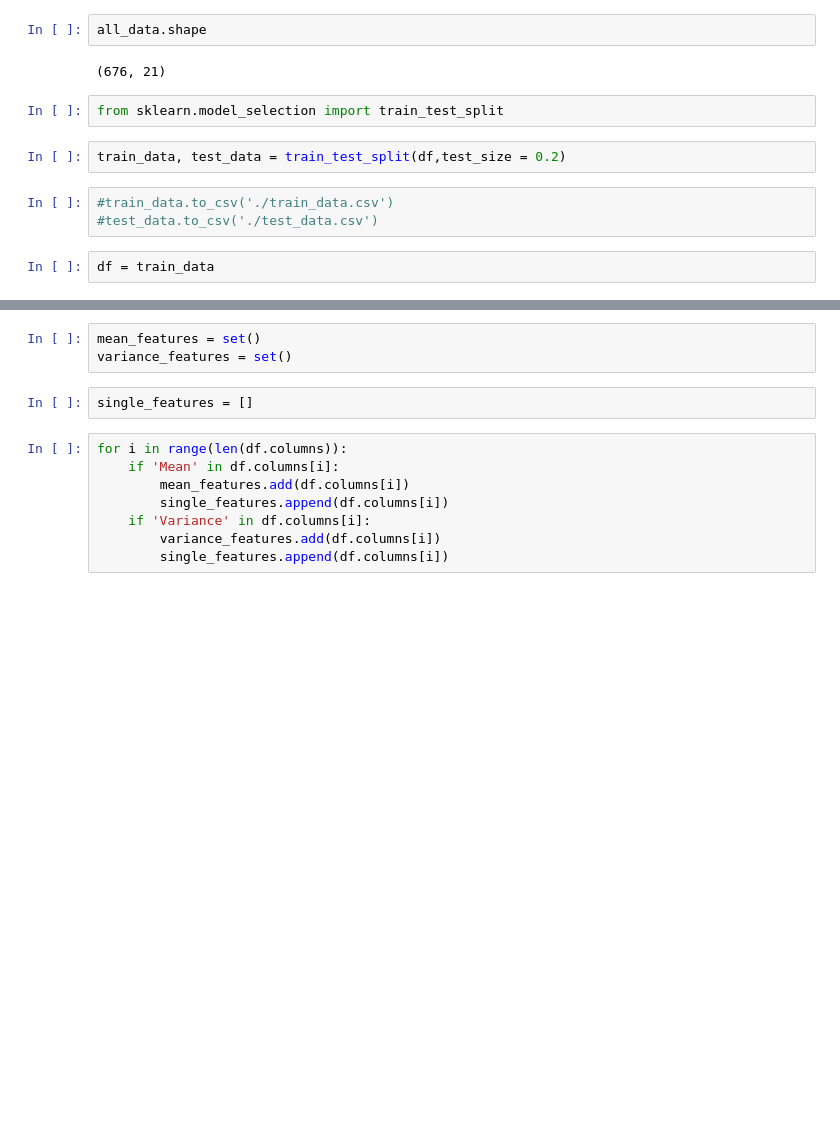
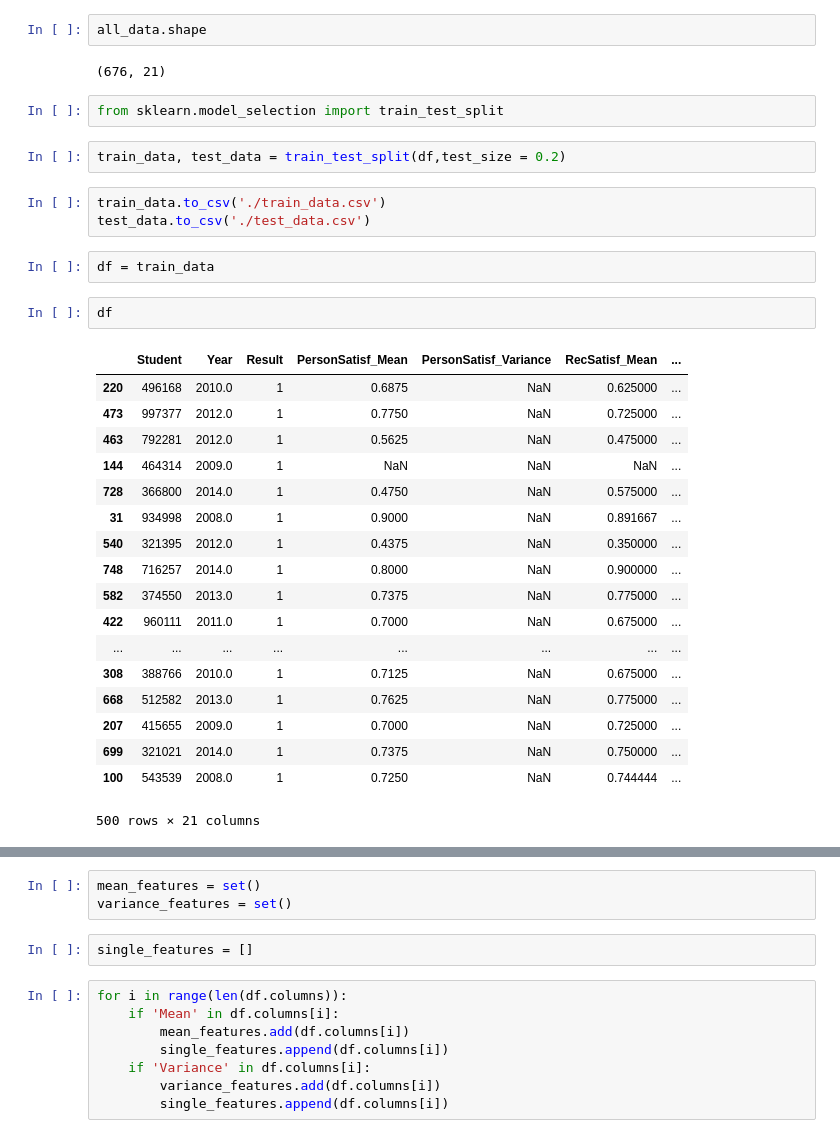
Before and after one commit to RagesMR/8800, a Jupyter notebook: analysis_marika.ipynb, the cells around one changed output, grey strips where cells are left out. Drawn from its saved outputs; the diff is of its cells as text; blank space fills up the shorter version.

Commit message:
new train and test

```diff
--- a/analysis_marika.ipynb
+++ b/analysis_marika.ipynb
@@ -26,10 +32,31 @@ from sklearn.model_selection import train_test_split
 # %%
 train_data, test_data = train_test_split(df,test_size = 0.2)
 # %%
-#train_data.to_csv('./train_data.csv')
-#test_data.to_csv('./test_data.csv')
+train_data.to_csv('./train_data.csv')
+test_data.to_csv('./test_data.csv')
 # %%
 df = train_data
+# %%
+df
+# %% [output]
+|  | Student | Year | Result | PersonSatisf_Mean | PersonSatisf_Variance | RecSatisf_Mean | ... |
+| 220 | 496168 | 2010.0 | 1 | 0.6875 | NaN | 0.625000 | ... |
+| 473 | 997377 | 2012.0 | 1 | 0.7750 | NaN | 0.725000 | ... |
+| 463 | 792281 | 2012.0 | 1 | 0.5625 | NaN | 0.475000 | ... |
+| 144 | 464314 | 2009.0 | 1 | NaN | NaN | NaN | ... |
+| 728 | 366800 | 2014.0 | 1 | 0.4750 | NaN | 0.575000 | ... |
+| 31 | 934998 | 2008.0 | 1 | 0.9000 | NaN | 0.891667 | ... |
+| 540 | 321395 | 2012.0 | 1 | 0.4375 | NaN | 0.350000 | ... |
+| 748 | 716257 | 2014.0 | 1 | 0.8000 | NaN | 0.900000 | ... |
+| 582 | 374550 | 2013.0 | 1 | 0.7375 | NaN | 0.775000 | ... |
+| 422 | 960111 | 2011.0 | 1 | 0.7000 | NaN | 0.675000 | ... |
+| ... | ... | ... | ... | ... | ... | ... | ... |
+| 308 | 388766 | 2010.0 | 1 | 0.7125 | NaN | 0.675000 | ... |
+| 668 | 512582 | 2013.0 | 1 | 0.7625 | NaN | 0.775000 | ... |
+| 207 | 415655 | 2009.0 | 1 | 0.7000 | NaN | 0.725000 | ... |
+| 699 | 321021 | 2014.0 | 1 | 0.7375 | NaN | 0.750000 | ... |
+| 100 | 543539 | 2008.0 | 1 | 0.7250 | NaN | 0.744444 | ... |
+500 rows × 21 columns
 # %%
 df.corr()['Result']
 # %% [output]
```
Also changed, not shown: parts of 24 cells of this notebook, 2 other files.
